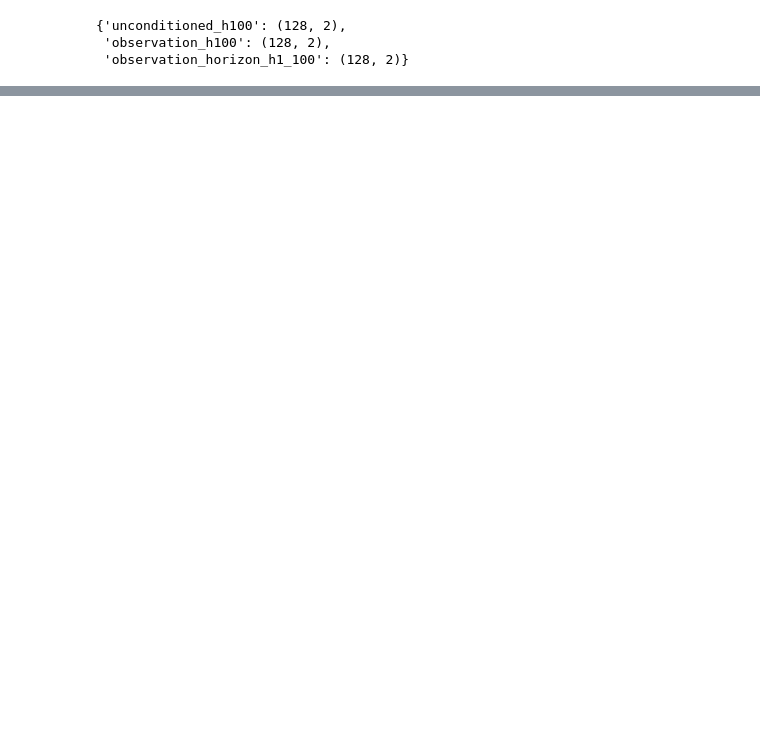
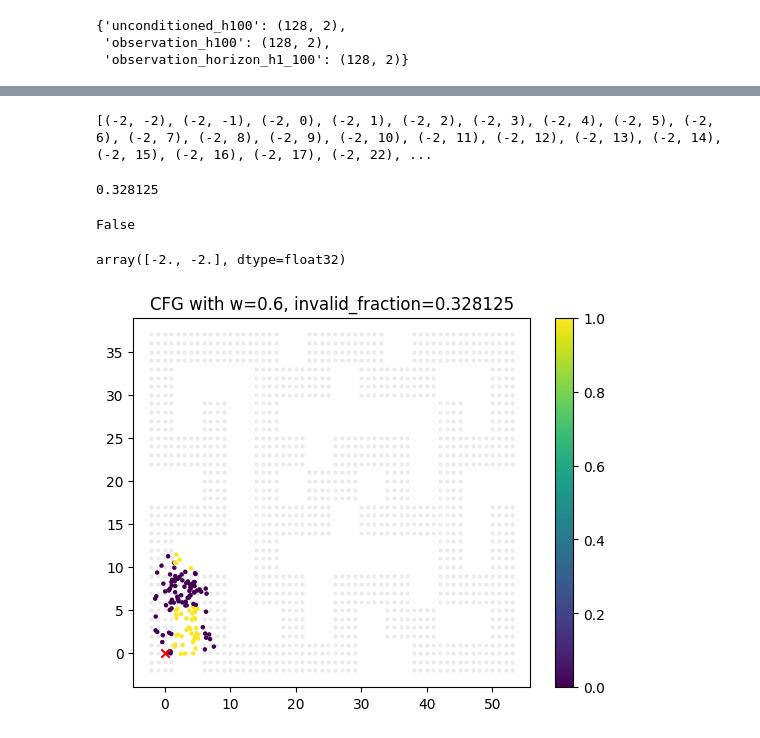
Before and after one commit to jnzhao3/horizon-reduction, a Jupyter notebook: 13_restoring_goal_proposers.ipynb, the cells around one changed output, grey strips where cells are left out. Drawn from its saved outputs; the diff is of its cells as text; code cells hidden in the pictures; blank space fills up the shorter version.

```diff
--- a/13_restoring_goal_proposers.ipynb
+++ b/13_restoring_goal_proposers.ipynb
@@ -160,0 +206,45 @@ fig.tight_layout()
+# %%
+cfg = CFGGoalProposerAgent(unconditioned_agent=goal_proposers['unconditioned_h100'], conditioned_agent=goal_proposers['observation_h100'], w=w)
+# %%
+conditioning_observation = np.array([0.0, 0.0], dtype=np.float32)
+
+import jax.numpy as jnp
+rng = jax.random.PRNGKey(0)
+
+sample_rng, rng = jax.random.split(rng)
+subgoals = cfg.sample_actions(observations=conditioning_observation, num_samples=128, rng=sample_rng)
+# %%
+all_cell_points_list = [(int(s[0]), int(s[1])) for s in all_cell_points]
+print(all_cell_points_list)
+# %% [output]
+[(-2, -2), (-2, -1), (-2, 0), (-2, 1), (-2, 2), (-2, 3), (-2, 4), (-2, 5), (-2, 6), (-2, 7), (-2, 8), (-2, 9), (-2, 10), (-2, 11), (-2, 12), (-2, 13), (-2, 14), (-2, 15), (-2, 16), (-2, 17), (-2, 22), ...
+# %%
+invalid_count = np.zeros(len(subgoals))
+for i in range(len(subgoals)):
+    rounded = np.round(subgoals[i])
+    rounded = (int(rounded[0]), int(rounded[1]))
+    # print(rounded)
+    if rounded not in all_cell_points_list:
+        invalid_count[i] = 1.0
+
+fraction_invalid = invalid_count.sum() / invalid_count.shape[0]
+print(fraction_invalid)
+# %% [output]
+0.328125
+# %%
+[-5.0, -5.0] in all_cell_points
+# %% [output]
+False
+# %%
+all_cell_points[0]
+# %% [output]
+array([-2., -2.], dtype=float32)
+# %%
+plt.scatter(x=all_cell_points[..., 0], y=all_cell_points[..., 1], s=5, alpha=0.1, c='gray')
+c = plt.scatter(x=subgoals[..., 0], y=subgoals[..., 1], s=5, c=invalid_count, cmap='viridis')
+plt.scatter(x=conditioning_observation[0], y=conditioning_observation[1], marker='x', color='red')
+plt.title(f'CFG with w={w}, invalid_fraction={fraction_invalid}')
+plt.colorbar()
+plt.show()
+# %% [output]
+[figure, added]
```
Also changed, not shown: parts of 27 cells of this notebook, 8 other files.
